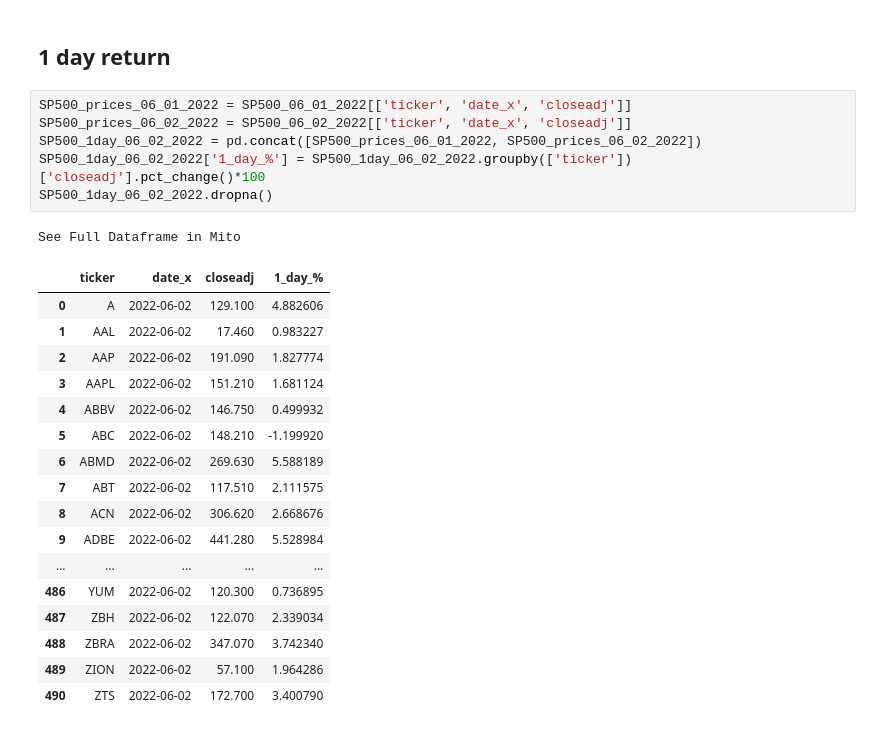
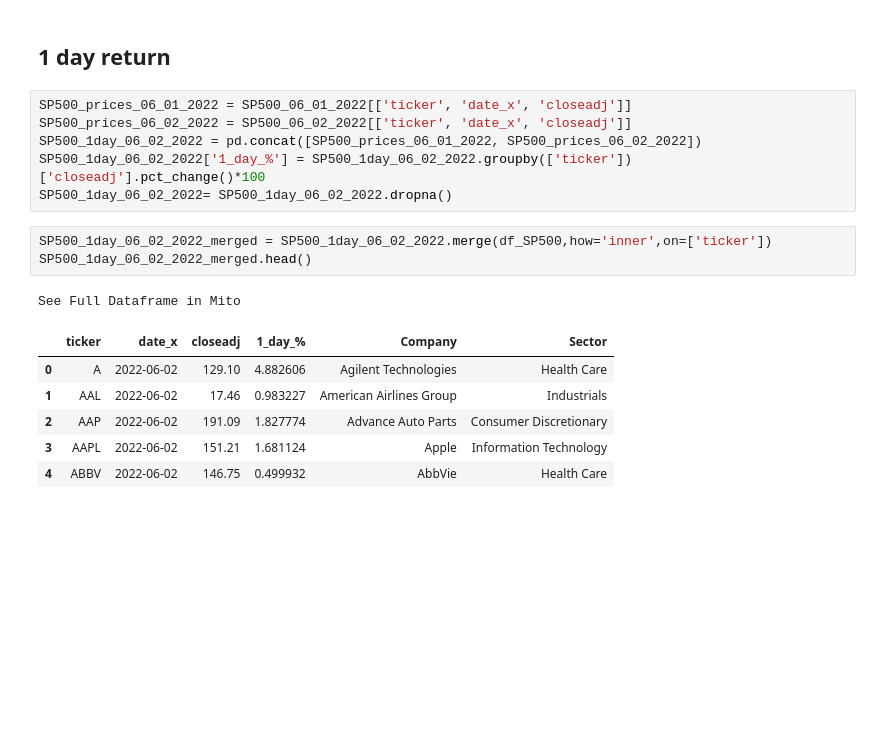
Before and after one commit to bme3412/Python, a Jupyter notebook: quandl/1_day_return.ipynb, the cells around one changed output. Drawn from its saved outputs; the diff is of its cells as text; blank space fills up the shorter version.

```diff
--- a/quandl/1_day_return.ipynb
+++ b/quandl/1_day_return.ipynb
@@ -173,23 +165,15 @@ SP500_prices_06_01_2022 = SP500_06_01_2022[['ticker', 'date_x', 'closeadj']]
 SP500_prices_06_02_2022 = SP500_06_02_2022[['ticker', 'date_x', 'closeadj']]
 SP500_1day_06_02_2022 = pd.concat([SP500_prices_06_01_2022, SP500_prices_06_02_2022])
 SP500_1day_06_02_2022['1_day_%'] = SP500_1day_06_02_2022.groupby(['ticker'])['closeadj'].pct_change()*100
-SP500_1day_06_02_2022.dropna()
+SP500_1day_06_02_2022= SP500_1day_06_02_2022.dropna()
-# %% [output]
-See Full Dataframe in Mito
-|  | ticker | date_x | closeadj | 1_day_% |
-| 0 | A | 2022-06-02 | 129.100 | 4.882606 |
-| 1 | AAL | 2022-06-02 | 17.460 | 0.983227 |
-| 2 | AAP | 2022-06-02 | 191.090 | 1.827774 |
-| 3 | AAPL | 2022-06-02 | 151.210 | 1.681124 |
-| 4 | ABBV | 2022-06-02 | 146.750 | 0.499932 |
-| 5 | ABC | 2022-06-02 | 148.210 | -1.199920 |
-| 6 | ABMD | 2022-06-02 | 269.630 | 5.588189 |
-| 7 | ABT | 2022-06-02 | 117.510 | 2.111575 |
-| 8 | ACN | 2022-06-02 | 306.620 | 2.668676 |
-| 9 | ADBE | 2022-06-02 | 441.280 | 5.528984 |
-| ... | ... | ... | ... | ... |
-| 486 | YUM | 2022-06-02 | 120.300 | 0.736895 |
-| 487 | ZBH | 2022-06-02 | 122.070 | 2.339034 |
-| 488 | ZBRA | 2022-06-02 | 347.070 | 3.742340 |
-| 489 | ZION | 2022-06-02 | 57.100 | 1.964286 |
-| 490 | ZTS | 2022-06-02 | 172.700 | 3.400790 |
+# %%
+SP500_1day_06_02_2022_merged = SP500_1day_06_02_2022.merge(df_SP500,how='inner',on=['ticker'])
+SP500_1day_06_02_2022_merged.head()
+# %% [output]
+See Full Dataframe in Mito
+|  | ticker | date_x | closeadj | 1_day_% | Company | Sector |
+| 0 | A | 2022-06-02 | 129.10 | 4.882606 | Agilent Technologies | Health Care |
+| 1 | AAL | 2022-06-02 | 17.46 | 0.983227 | American Airlines Group | Industrials |
+| 2 | AAP | 2022-06-02 | 191.09 | 1.827774 | Advance Auto Parts | Consumer Discretionary |
+| 3 | AAPL | 2022-06-02 | 151.21 | 1.681124 | Apple | Information Technology |
+| 4 | ABBV | 2022-06-02 | 146.75 | 0.499932 | AbbVie | Health Care |
```
Also changed, not shown: parts of 12 cells of this notebook.
